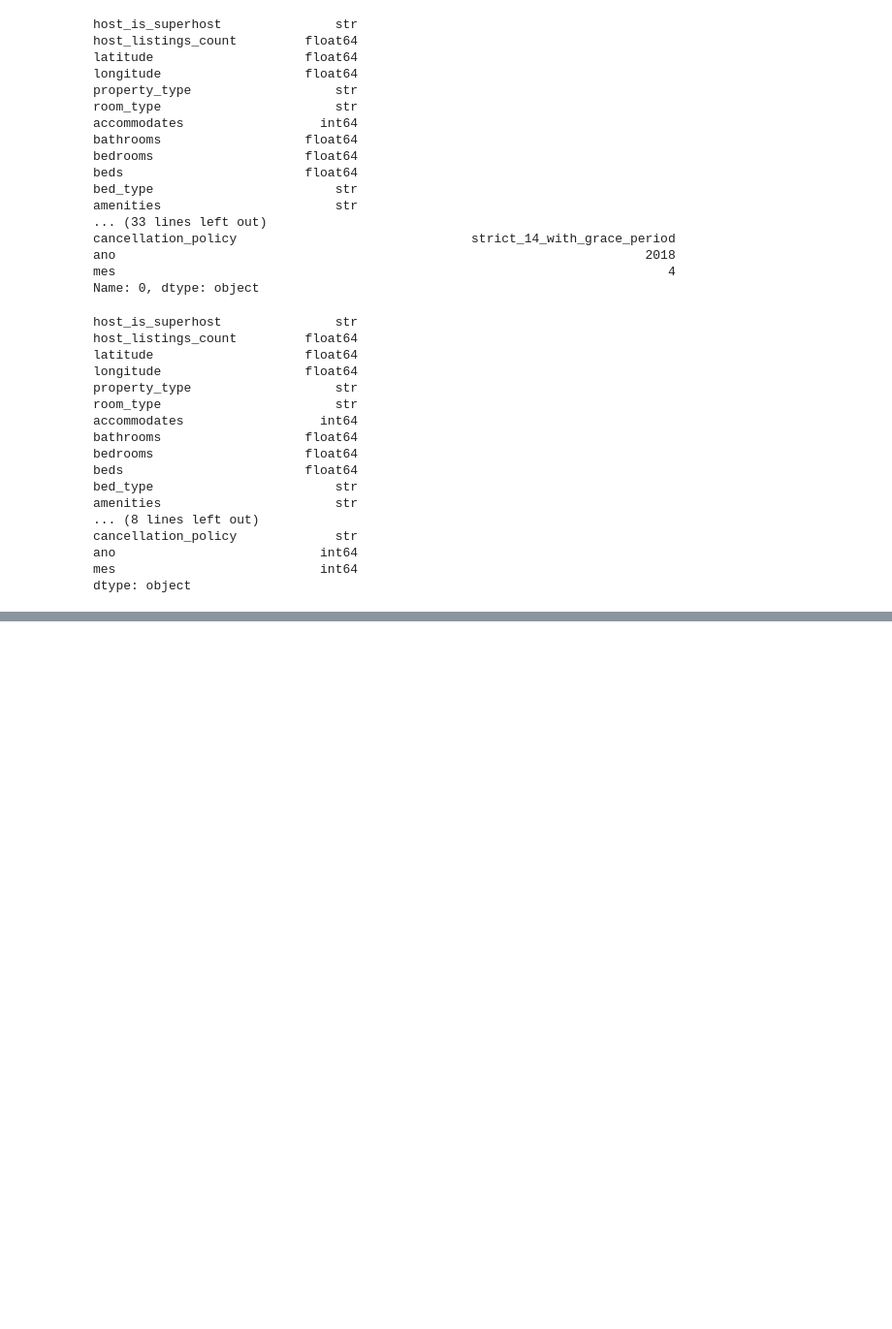
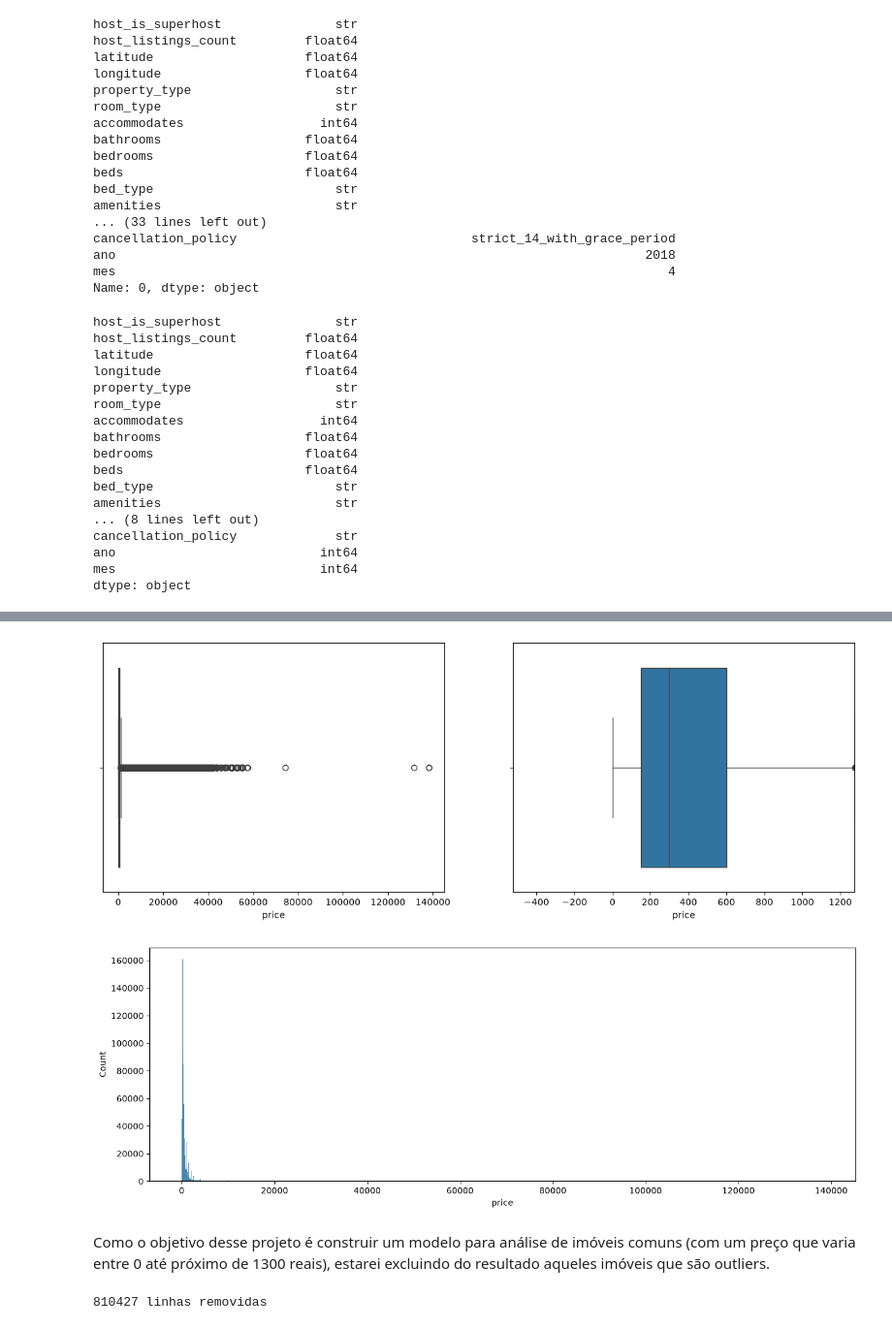
Before and after one commit to caioluizribeirochaves/Projeto-Data-Science, a Jupyter notebook: Solucao-Airbnb-Rio.ipynb, the cells around one changed output, grey strips where cells are left out. Shown at 97% size. Drawn from its saved outputs; the diff is of its cells as text; code cells hidden in the pictures; blank space fills up the shorter version.

```diff
--- a/Solucao-Airbnb-Rio.ipynb
+++ b/Solucao-Airbnb-Rio.ipynb
@@ -166,0 +177,37 @@ dtype: object
+# %%
+def limites(coluna):
+    q1 = coluna.quantile(0.25)
+    q3 = coluna.quantile(0.75)
+    amplitude = q3 - q1
+    return q1 - (1.5 * amplitude), q3 + (1.5 * amplitude)
+
+def excluir_outlier(df, nome_coluna):
+    quantidade_linhas = df.shape[0]
+    limite_inferior, limite_superior = limites(df[nome_coluna])
+    df = df.loc[(df[nome_coluna] >= limite_inferior) & (df[nome_coluna] <= limite_superior), :]
+    linhas_excluidas = quantidade_linhas - df.shape[0]
+    return df, linhas_excluidas
+# %%
+def diagrama_caixa(coluna):
+    fig, (ax1, ax2) = plt.subplots(1, 2)
+    fig.set_size_inches(15, 5)
+    sns.boxplot(x=coluna, ax=ax1)
+    ax2.set_xlim(limites(coluna))
+    sns.boxplot(x=coluna, ax=ax2)
+
+def histograma(coluna):
+    plt.figure(figsize=(15, 5))
+    sns.histplot(coluna)
+# %%
+diagrama_caixa(base_airbnb['price'])
+histograma(base_airbnb['price'])
+# %% [output]
+[figure, added]
+[figure, added]
+# %% [markdown]
+Como o objetivo desse projeto é construir um modelo para análise de imóveis comuns (com um preço que varia entre 0 até próximo de 1300 reais), estarei excluindo do resultado aqueles imóveis que são outliers.
+# %%
+base_airbnb, linhas_excluidas = excluir_outlier(base_airbnb, 'price')
+print(f'{linhas_excluidas} linhas removidas')
+# %% [output]
+810427 linhas removidas
```
Also changed, not shown: parts of 8 cells of this notebook.
